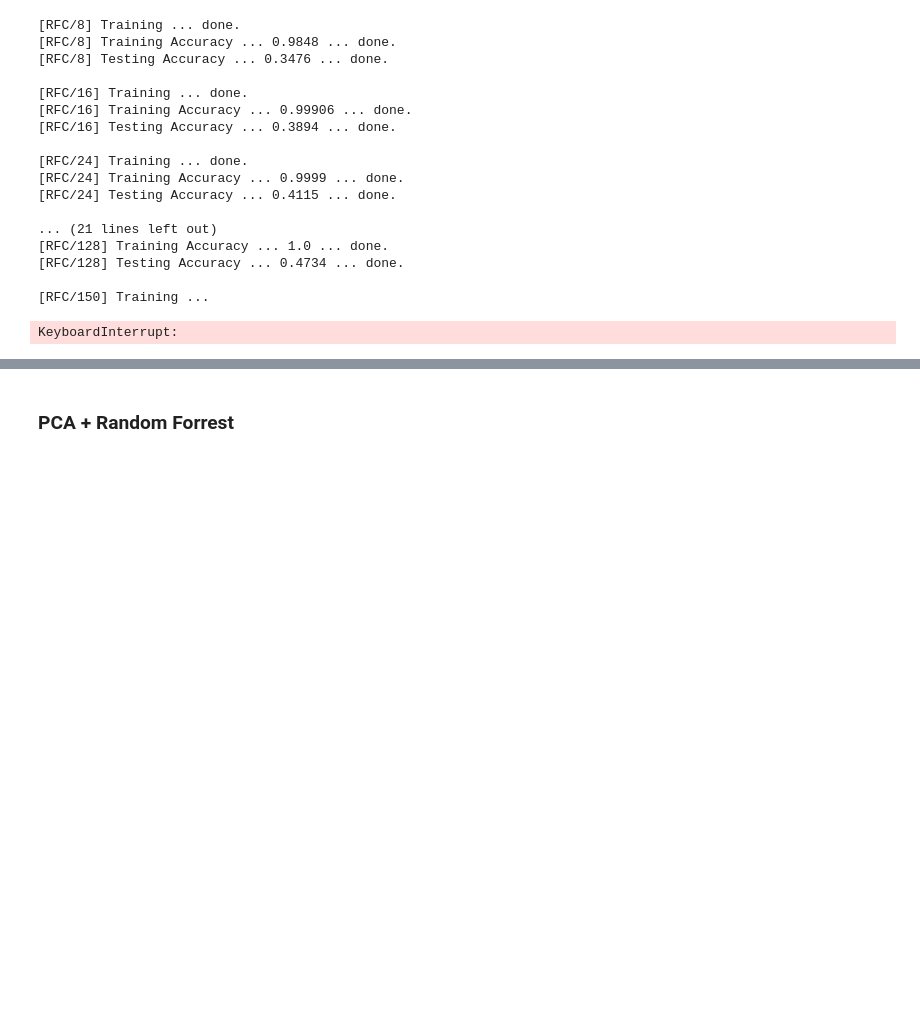
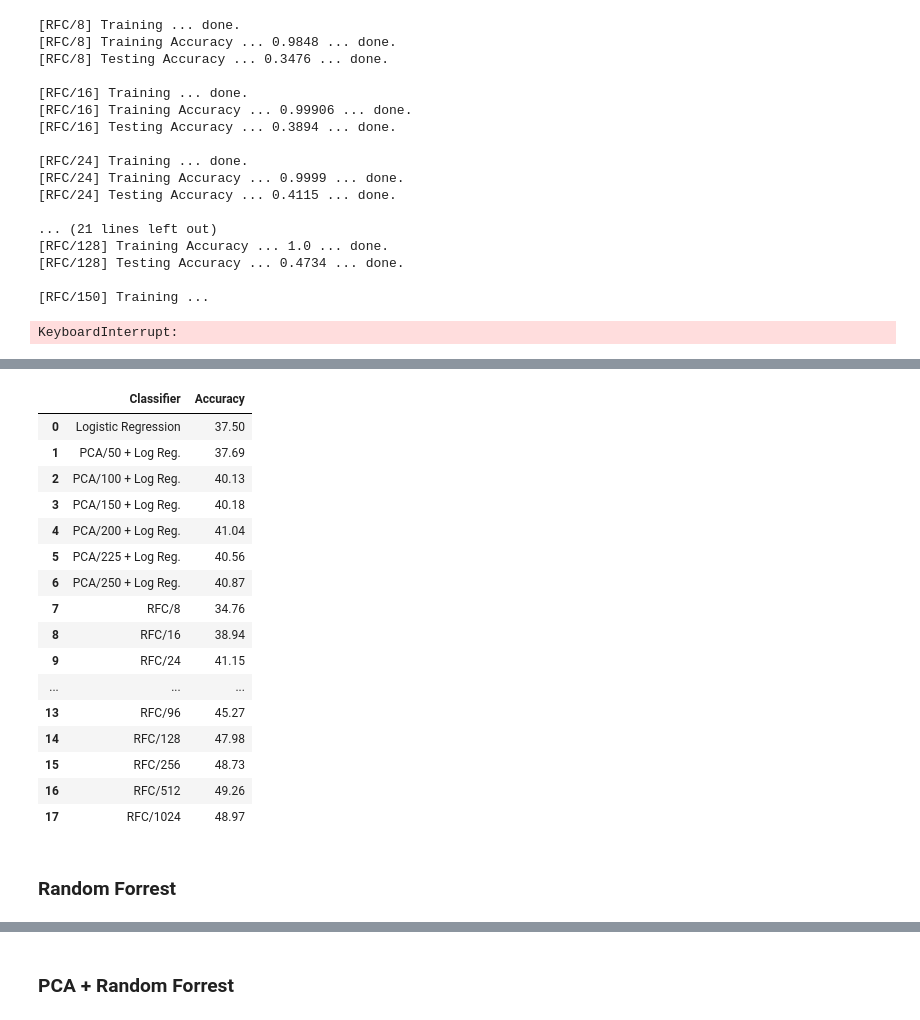
Before and after one commit to devyhia/cifar-10, a Jupyter notebook: Random Forrest Classifier.ipynb, the cells around one changed output, grey strips where cells are left out. Drawn from its saved outputs; the diff is of its cells as text; code cells hidden in the pictures; blank space fills up the shorter version.

```diff
--- a/Random Forrest Classifier.ipynb
+++ b/Random Forrest Classifier.ipynb
@@ -65,0 +126,22 @@ KeyboardInterrupt:
+# %%
+pd_results
+# %% [output]
+|  | Classifier | Accuracy |
+| 0 | Logistic Regression | 37.50 |
+| 1 | PCA/50 + Log Reg. | 37.69 |
+| 2 | PCA/100 + Log Reg. | 40.13 |
+| 3 | PCA/150 + Log Reg. | 40.18 |
+| 4 | PCA/200 + Log Reg. | 41.04 |
+| 5 | PCA/225 + Log Reg. | 40.56 |
+| 6 | PCA/250 + Log Reg. | 40.87 |
+| 7 | RFC/8 | 34.76 |
+| 8 | RFC/16 | 38.94 |
+| 9 | RFC/24 | 41.15 |
+| ... | ... | ... |
+| 13 | RFC/96 | 45.27 |
+| 14 | RFC/128 | 47.98 |
+| 15 | RFC/256 | 48.73 |
+| 16 | RFC/512 | 49.26 |
+| 17 | RFC/1024 | 48.97 |
+# %% [markdown]
+### Random Forrest
```
Also changed, not shown: parts of 18 cells of this notebook.
